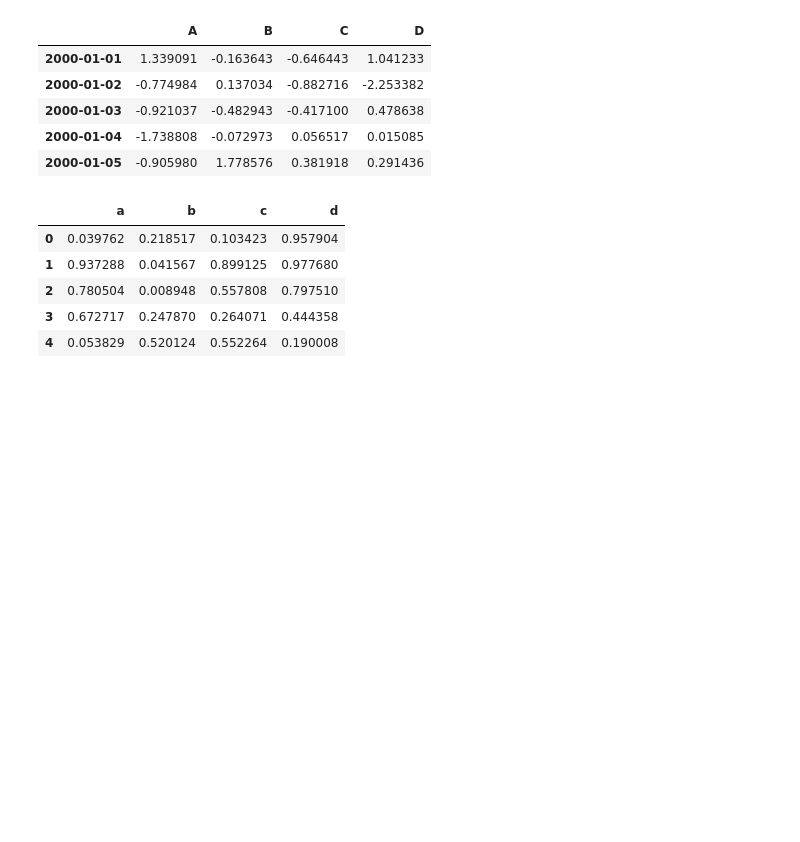
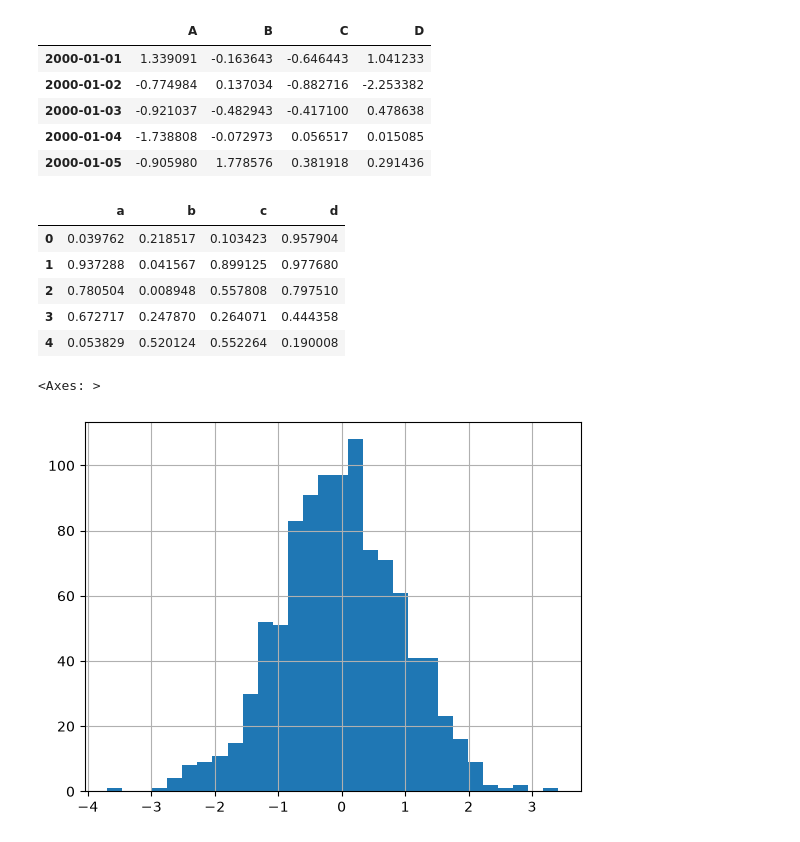
Before and after one commit to CyberWol-12/Machine_Learning_with_Python, a Jupyter notebook: machile_learning_basic to advance/Refactored_Py_DS_ML_Bootcamp-master/07-Pandas-Built-in-Data-Viz/04-build-in.ipynb, the cells around one changed output. Saved outputs shown, nothing was run; the diff lists cells and outputs as text; code cells hidden in the pictures; blank space fills up the shorter version.

```diff
--- a/machile_learning_basic to advance/Refactored_Py_DS_ML_Bootcamp-master/07-Pandas-Built-in-Data-Viz/04-build-in.ipynb
+++ b/machile_learning_basic to advance/Refactored_Py_DS_ML_Bootcamp-master/07-Pandas-Built-in-Data-Viz/04-build-in.ipynb
@@ -25,3 +26,8 @@ df2.head()
 | 2 | 0.780504 | 0.008948 | 0.557808 | 0.797510 |
 | 3 | 0.672717 | 0.247870 | 0.264071 | 0.444358 |
 | 4 | 0.053829 | 0.520124 | 0.552264 | 0.190008 |
+# %%
+df1['A'].hist(bins = 30)
+# %% [output]
+<Axes: >
+[figure, added]
```
Also changed, not shown: parts of 12 cells of this notebook.
